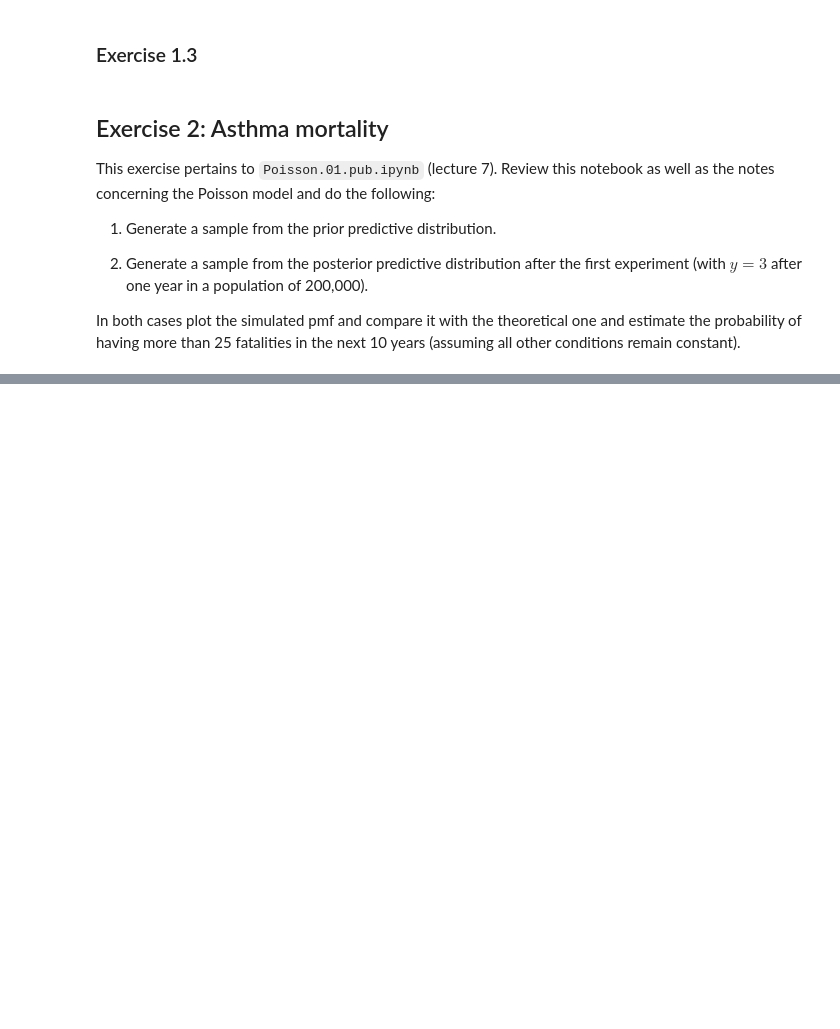
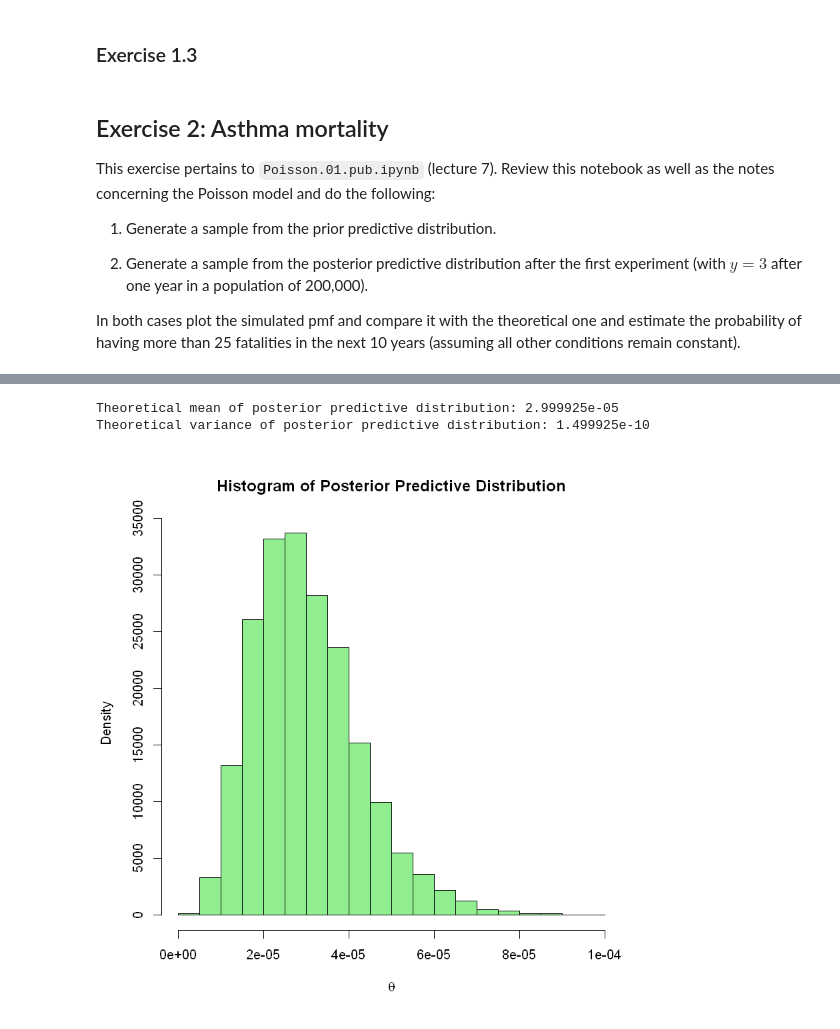
Before and after one commit to DaphneDjiakouri/Bayesian-Statistics, a Jupyter notebook: Assignments/1st_Assignment_Adriana_Madison_Dafni_Arturo.ipynb, the cells around one changed output, grey strips where cells are left out. Cells and saved outputs as stored; diff of their text form; code cells hidden in the pictures; blank space fills up the shorter version.

```diff
--- a/Assignments/1st_Assignment_Adriana_Madison_Dafni_Arturo.ipynb
+++ b/Assignments/1st_Assignment_Adriana_Madison_Dafni_Arturo.ipynb
@@ -294,0 +257,28 @@ In both cases plot the simulated pmf and compare it with the theoretical one and
+# %%
+# define the observed data
+y_observed <- 3
+population_size <- 200000
+
+# update alpha and beta based on the observed data
+alpha_posterior <- alpha + y_observed
+beta_posterior <- beta + population_size
+
+# generate a sample from the posterior distribution
+posterior_sample <- rgamma(N, alpha_posterior, beta_posterior)
+
+# plot the histogram of the posterior sample
+hist(posterior_sample, col="lightgreen", freq=FALSE,
+     main="Histogram of Posterior Predictive Distribution",
+     xlab=expression(theta), ylab="Density")
+
+# calculate theoretical mean and variance of posterior predictive distribution
+theoretical_mean_posterior <- alpha_posterior / beta_posterior
+theoretical_variance_posterior <- alpha_posterior / beta_posterior^2
+
+# display theoretical mean and variance
+cat("Theoretical mean of posterior predictive distribution:", theoretical_mean_posterior, "\n")
+cat("Theoretical variance of posterior predictive distribution:", theoretical_variance_posterior, "\n")
+# %% [output]
+Theoretical mean of posterior predictive distribution: 2.999925e-05
+Theoretical variance of posterior predictive distribution: 1.499925e-10
+[figure, added]
```
Also changed, not shown: parts of 13 cells of this notebook.
